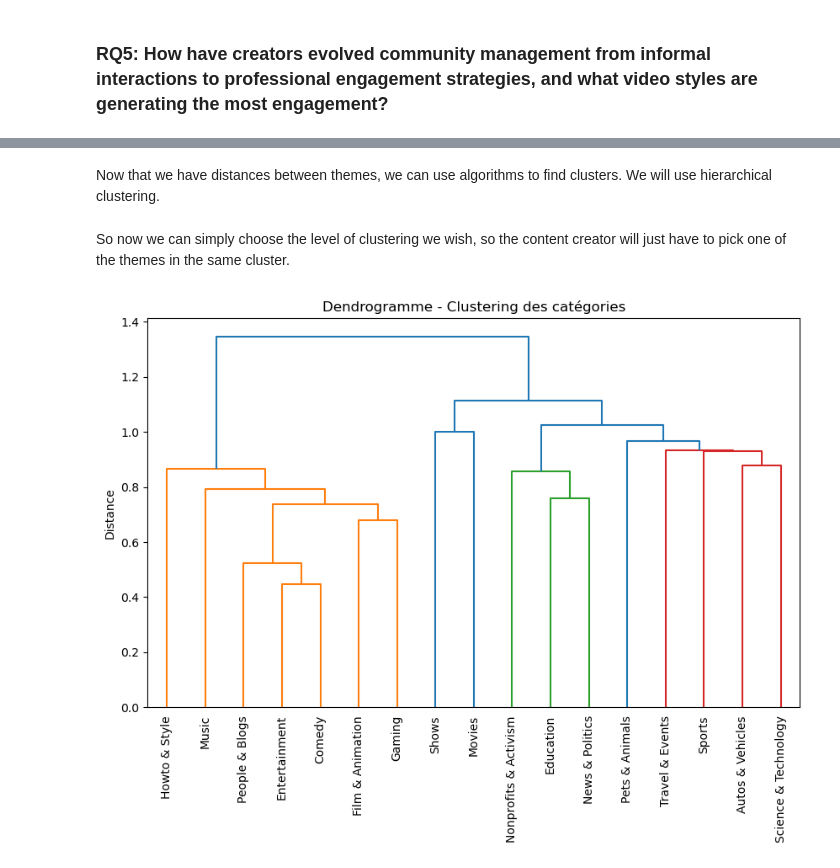
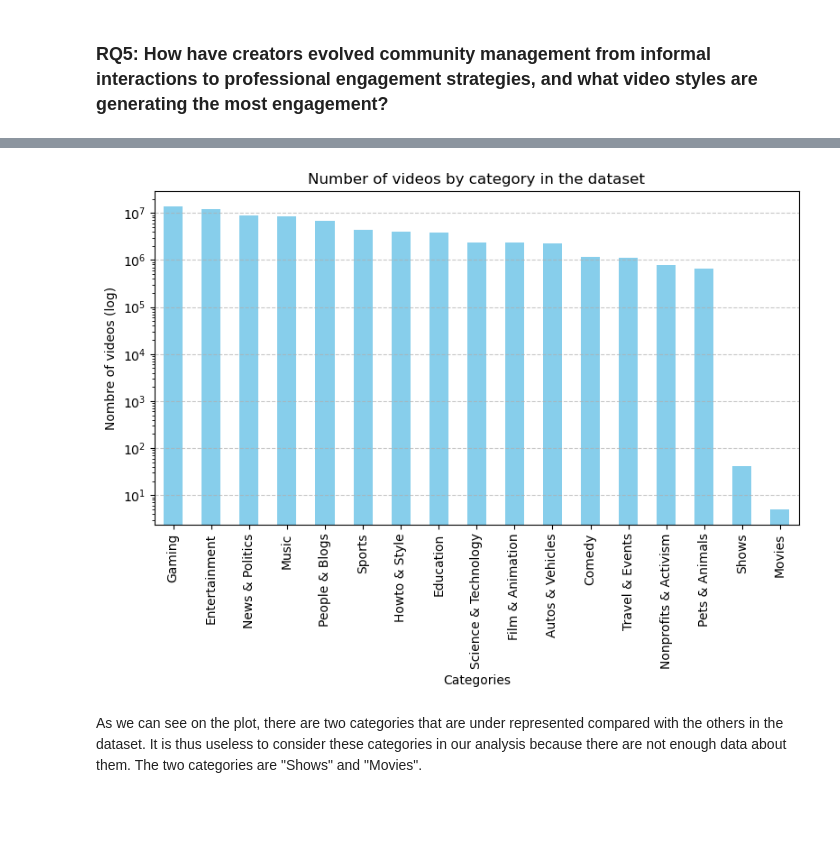
Before and after one commit to epfl-ada/ada-2024-project-panada, a Jupyter notebook: RQ_5_v1.ipynb, the cells around one changed output, grey strips where cells are left out. Saved outputs shown, nothing was run; the diff lists cells and outputs as text; code cells hidden in the pictures; blank space fills up the shorter version.

```diff
--- a/RQ_5_v1.ipynb
+++ b/RQ_5_v1.ipynb
@@ -69,34 +33,23 @@ plt.show()
-# %% [markdown]
-Now that we have distances between themes, we can use algorithms to find clusters. We will use hierarchical clustering.
-# %% [markdown]
-So now we can simply choose the level of clustering we wish, so the content creator will just have to pick one of the themes in the same cluster.
-# %%
-# Convertir la matrice de distances en un format compressé (vecteur)
-import numpy as np
-import pandas as pd
-from scipy.cluster.hierarchy import linkage, dendrogram
-import matplotlib.pyplot as plt
-
-from scipy.spatial.distance import squareform
-
-for i in range(len(distance_matrix)) :
-    distance_matrix[i][i] = 0
-
-distance_vector = squareform(distance_matrix)
-
-# Clustering hiérarchique (ex. méthode 'ward' ou 'average')
-linkage_matrix = linkage(distance_vector, method='ward')
-
-# Visualisation du dendrogramme
-plt.figure(figsize=(10, 6))  # Ajustez la taille pour bien voir les noms
-dendrogram(
-    linkage_matrix,
-    labels=liste_categories,  # Ajouter les noms des catégories
-    leaf_rotation=90,  # Rotation des noms pour lisibilité
-    leaf_font_size=10  # Taille des noms
-)
-plt.title("Dendrogramme - Clustering des catégories")
-plt.ylabel("Distance")
-plt.show()
-# %% [output]
-[figure, removed]
+# %%
+# Reading data about videos
+df_metadata = pd.read_csv("yt_metadata.csv")
+# %%
+## We visualize here how mush video we have per category
+
+# Counting of the number fo videos
+category_counts = df_metadata['Film & Animation'].value_counts()
+
+# Plotting the results
+plt.figure(figsize=(8, 6))
+category_counts.plot(kind='bar', color='skyblue')
+plt.title('Number of videos by category in the dataset')
+plt.xlabel('Categories')
+plt.ylabel('Nombre of videos (log)')
+plt.grid(axis='y', linestyle='--', alpha=0.7)
+plt.yscale('log')  # Log scale for better visualization
+plt.tight_layout()
+plt.show()
+# %% [output]
+[figure, added]
+# %% [markdown]
+As we can see on the plot, there are two categories that are under represented compared with the others in the dataset. It is thus useless to consider these categories in our analysis because there are not enough data about them. The two categories are "Shows" and "Movies".
```
Also changed, not shown: parts of 24 cells of this notebook.
